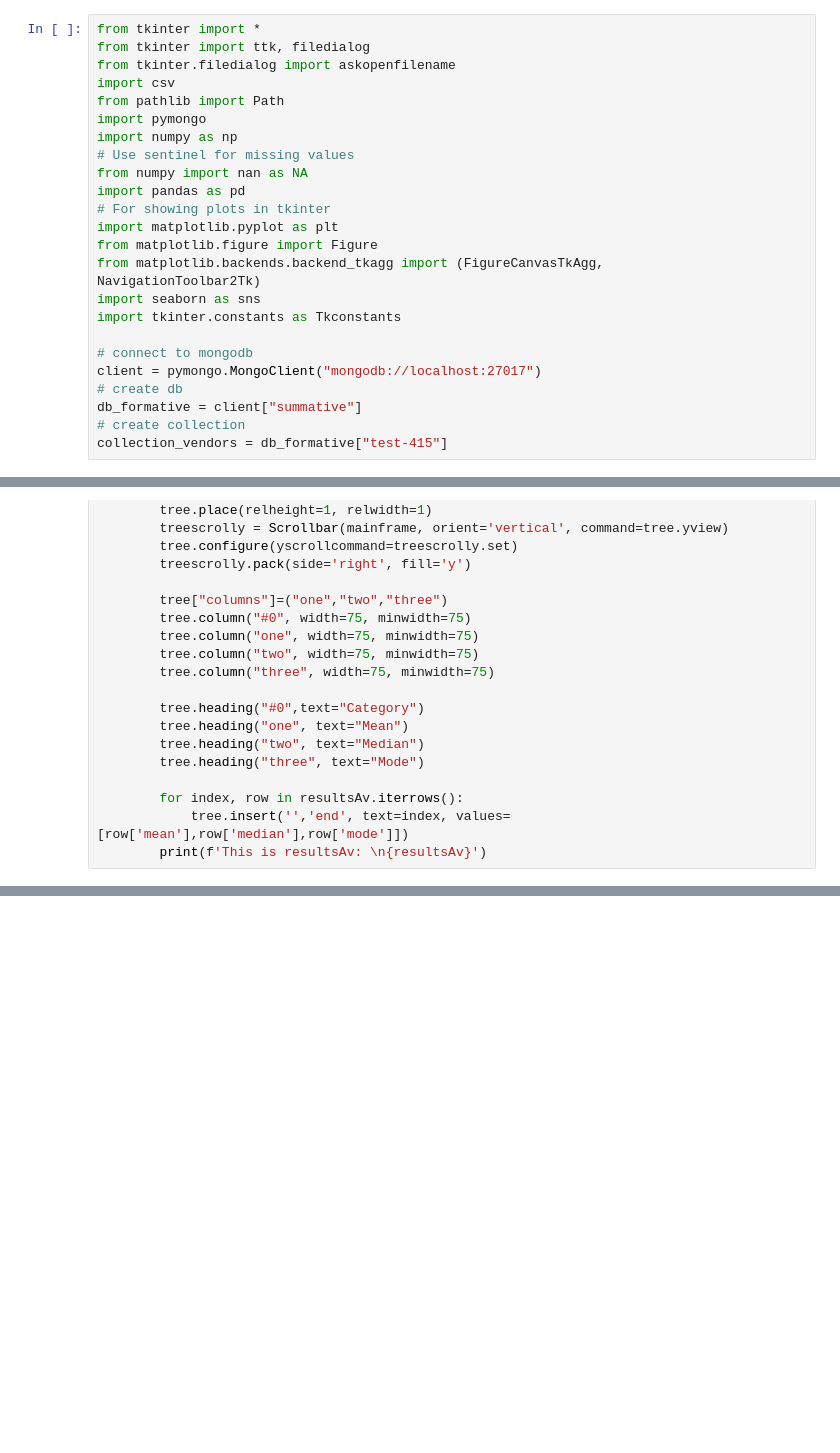
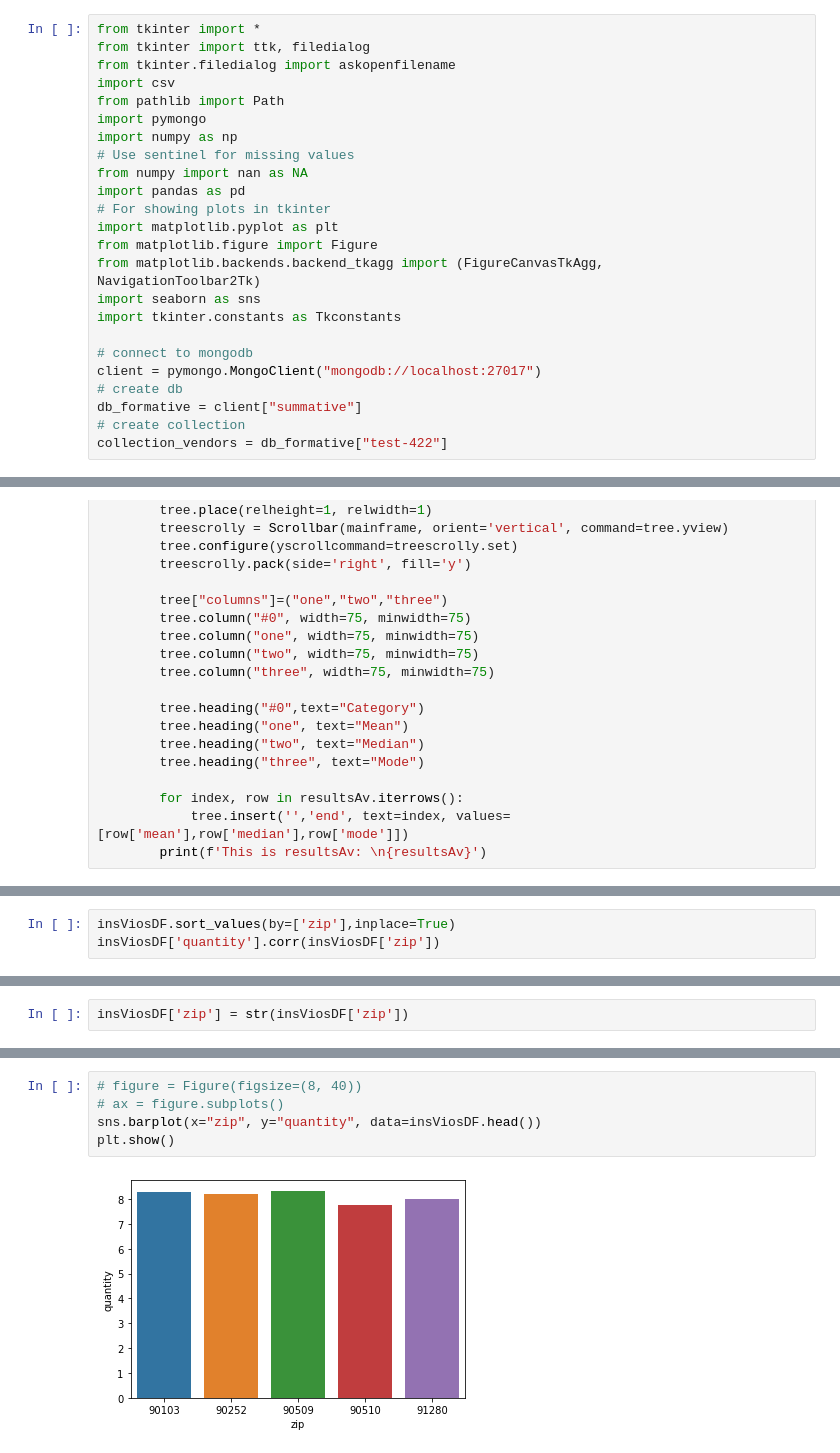
Before and after one commit to ejgoodwin/sum_parser, a Jupyter notebook: [CURRENT]Parser-PD.ipynb, the cells around one changed output, grey strips where cells are left out. Drawn from its saved outputs; the diff is of its cells as text; blank space fills up the shorter version.

Commit message:
pearson corr

```diff
--- a/[CURRENT]Parser-PD.ipynb
+++ b/[CURRENT]Parser-PD.ipynb
@@ -22,7 +22,7 @@ client = pymongo.MongoClient("mongodb://localhost:27017")
 # create db
 db_formative = client["summative"]
 # create collection
-collection_vendors = db_formative["test-415"]
+collection_vendors = db_formative["test-422"]
 # %%
 class Parser(object):
     def __init__(self, csvFile):
@@ -518,0 +651,3 @@ done uploadFrame
+# %%
+insViosDF.sort_values(by=['zip'],inplace=True)
+insViosDF['quantity'].corr(insViosDF['zip'])
@@ -518,0 +672,2 @@ done uploadFrame
+# %%
+insViosDF['zip'] = str(insViosDF['zip'])
@@ -518,0 +689,7 @@ done uploadFrame
+# %%
+# figure = Figure(figsize=(8, 40))
+# ax = figure.subplots()
+sns.barplot(x="zip", y="quantity", data=insViosDF.head())
+plt.show()
+# %% [output]
+[figure, added]
```
Also changed, not shown: parts of 21 cells of this notebook, 1 other file.
